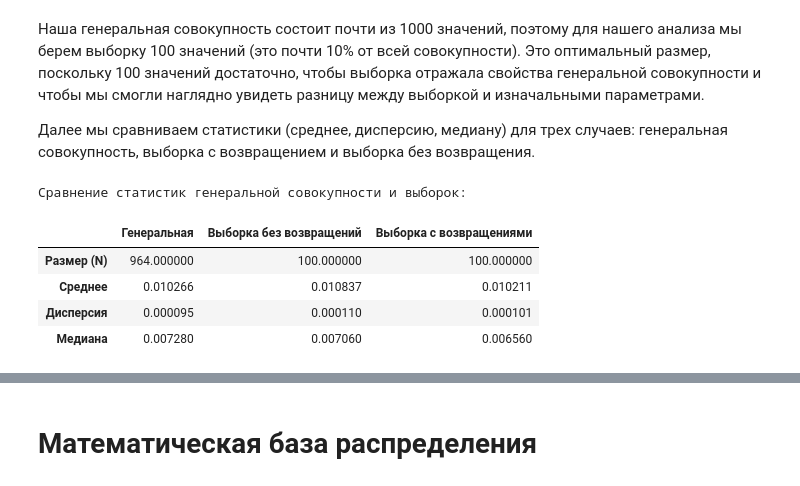
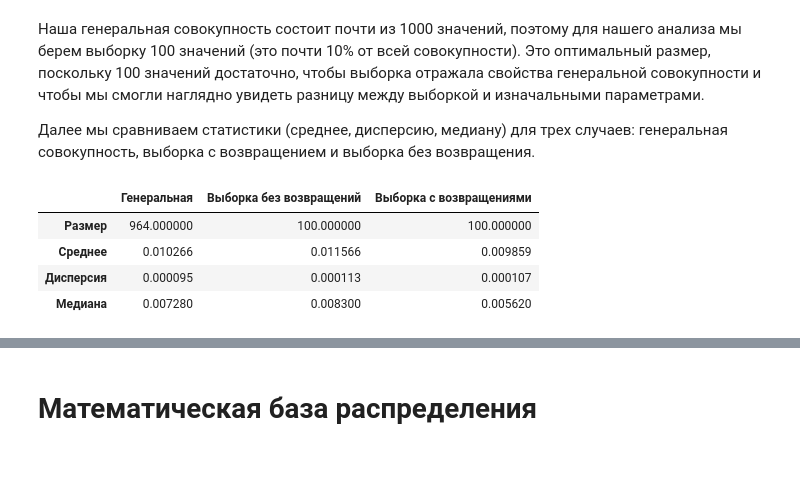
Before and after one commit to pinturia-star/lab01-stochastics, a Jupyter notebook: Lab01.ipynb, the cells around one changed output, grey strips where cells are left out. Drawn from its saved outputs; the diff is of its cells as text; code cells hidden in the pictures.

Commit message:
Add files via upload
Добавила еще одну проверку выборок, чтобы посмотреть, как ведут себя средние значения

```diff
--- a/Lab01.ipynb
+++ b/Lab01.ipynb
@@ -413,32 +402,24 @@ plt.show()
 
 Далее мы сравниваем статистики (среднее, дисперсию, медиану) для трех случаев: генеральная совокупность, выборка с возвращением и выборка без возвращения.
 # %%
-import numpy as np
-import pandas as pd
 from IPython.display import display
-
+rng = np.random.default_rng(2026)
 all_data = open_dwell #наша генеральная совокупность
 N = len(all_data)
-
 n = 100
 
-sample_bez = np.random.choice(all_data, size=n, replace=False) #выборка без возвращений
-sample_s = np.random.choice(all_data, size=n, replace=True) #очевидно что с возвращениями:)
+sample_bez = rng.choice(all_data, size=n, replace=False) #выборка без возвращений
+sample_s = rng.choice(all_data, size=n, replace=True) #очевидно что с возвращениями:)
 
 df_stats = pd.DataFrame({
-    'Генеральная': [N, all_data.mean(), all_data.var(), np.median(all_data)],
-    'Выборка без возвращений': [n, sample_bez.mean(), sample_bez.var(), np.median(sample_bez)],
-    'Выборка с возвращениями': [n, sample_s.mean(), sample_s.var(), np.median(sample_s)]
-})
-
-df_stats.index = ['Размер (N)', 'Среднее', 'Дисперсия', 'Медиана']
-
-print("Сравнение статистик генеральной совокупности и выборок:")
+    'Генеральная': [N, all_data.mean(), all_data.var(ddof=0), np.median(all_data)],
+    'Выборка без возвращений': [n, sample_bez.mean(), sample_bez.var(ddof=1), np.median(sample_bez)],
+    'Выборка с возвращениями': [n, sample_s.mean(), sample_s.var(ddof=1), np.median(sample_s)]}
+, index = ['Размер', 'Среднее', 'Дисперсия', 'Медиана'])
 display(df_stats.round(6))
 # %% [output]
-Сравнение статистик генеральной совокупности и выборок:
 |  | Генеральная | Выборка без возвращений | Выборка с возвращениями |
-| Размер (N) | 964.000000 | 100.000000 | 100.000000 |
-| Среднее | 0.010266 | 0.010837 | 0.010211 |
-| Дисперсия | 0.000095 | 0.000110 | 0.000101 |
-| Медиана | 0.007280 | 0.007060 | 0.006560 |
+| Размер | 964.000000 | 100.000000 | 100.000000 |
+| Среднее | 0.010266 | 0.011566 | 0.009859 |
+| Дисперсия | 0.000095 | 0.000113 | 0.000107 |
+| Медиана | 0.007280 | 0.008300 | 0.005620 |
```
Also changed, not shown: parts of 5 cells of this notebook.
